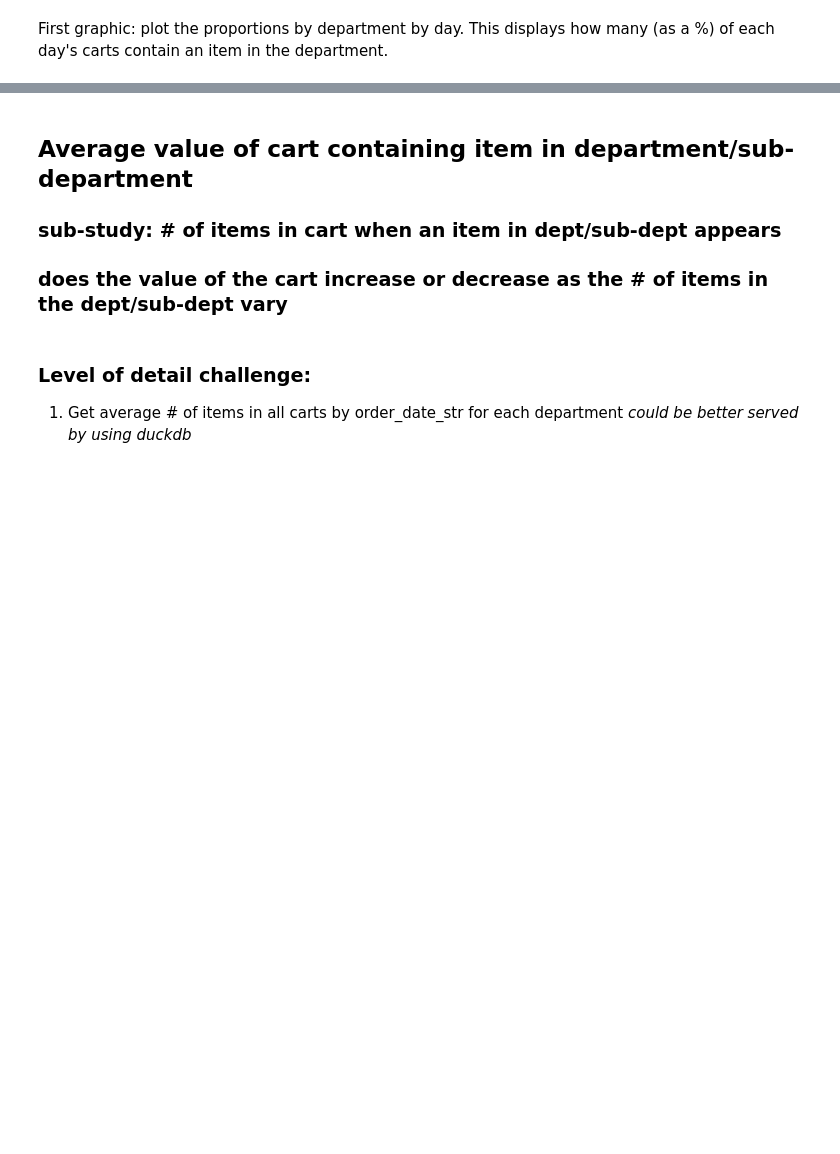
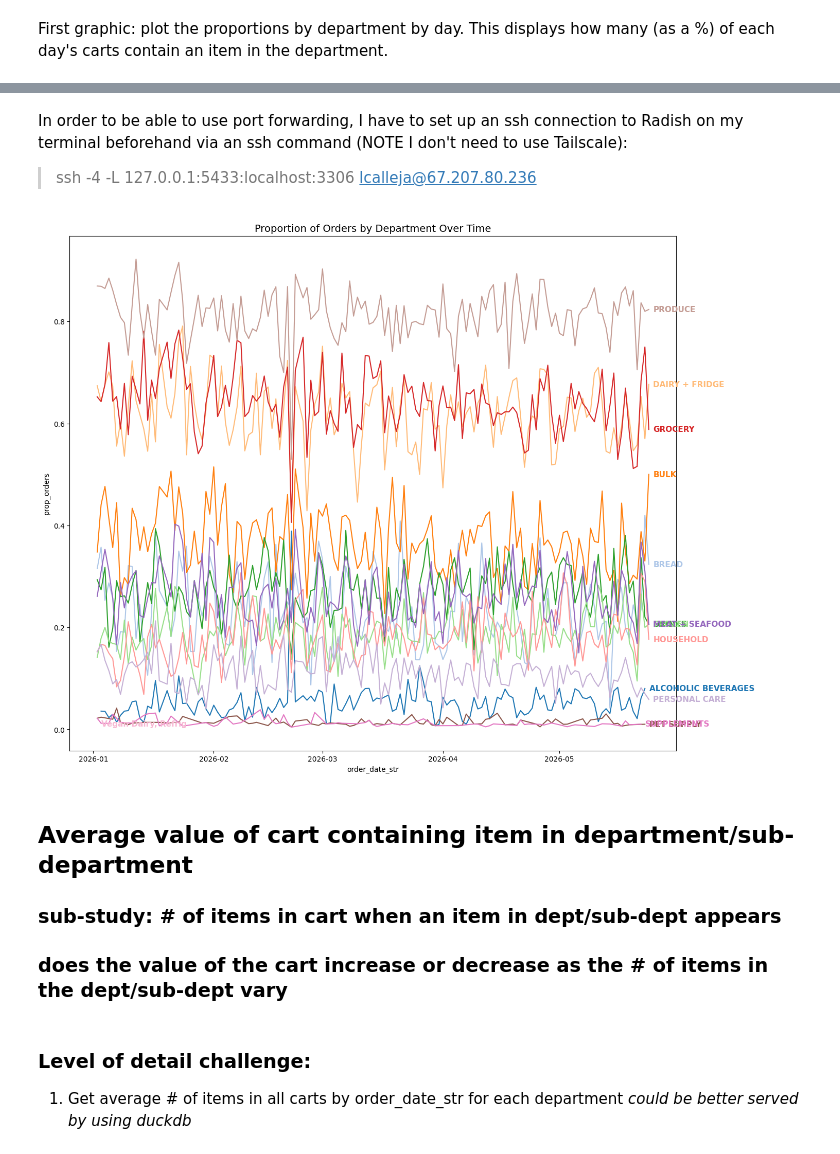
Before and after one commit to calleja/merchAnalysis, a Jupyter notebook: cart_analysis/cart_analysis.ipynb, the cells around one changed output, grey strips where cells are left out. Drawn from its saved outputs; the diff is of its cells as text; code cells hidden in the pictures; blank space fills up the shorter version.

```diff
--- a/cart_analysis/cart_analysis.ipynb
+++ b/cart_analysis/cart_analysis.ipynb
@@ -246,3 +291,54 @@ plt.legend(bbox_to_anchor=(1.02, 1), fontsize='18', loc='upper left', borderaxes
+# %% [markdown]
+In order to be able to use port forwarding, I have to set up an ssh connection to Radish on my terminal beforehand via an ssh command (NOTE I don't need to use Tailscale): <br>
+>ssh -4 -L 127.0.0.1:5433:localhost:3306 lcalleja@67.207.80.236
+# %%
+fig, ax = plt.subplots(figsize=(18, 13))
+palette = sns.color_palette('tab20', df_final_dept['department'].nunique())
+
+sns.lineplot(
+    x='order_date_str', y='prop_orders',
+    data=df_final_dept, hue='department',
+    palette=palette, ax=ax
+)
+
+# ── capture labels BEFORE removing the legend ──────────────────────────
+handles, labels = ax.get_legend_handles_labels()
+ax.get_legend().remove()
+
+# build color → dept name map (round to avoid float precision mismatches)
+import matplotlib.colors as mcolors
+def rgb_key(c):
+    return tuple(round(v, 4) for v in mcolors.to_rgba(c)[:3])
+
+color_label = {rgb_key(h.get_color()): lbl for h, lbl in zip(handles, labels)}
+
+# ── annotate each line at its last valid point ──────────────────────────
+for line in ax.get_lines():
+    xd, yd = line.get_xdata(), line.get_ydata()
+    if len(xd) == 0:
+        continue
+    last_i = next((i for i in range(len(yd) - 1, -1, -1) if not np.isnan(yd[i])), None)
+    if last_i is None:
+        continue
+    dept_name = color_label.get(rgb_key(line.get_color()))
+    if dept_name is None:          # skip any non-department lines
+        continue
+    ax.annotate(
+        dept_name,
+        xy=(xd[last_i], yd[last_i]),
+        xytext=(6, 0),
+        textcoords='offset points',
+        va='center', ha='left',
+        color=line.get_color(),
+        fontsize=11, fontweight='bold',
+        clip_on=False
+    )
+
+fig.subplots_adjust(right=0.78)
+plt.title('Proportion of Orders by Department Over Time', fontsize=14)
+plt.show()
+# %% [output]
+[figure, added]
 # %% [markdown]
 ## Average value of cart containing item in department/sub-department
 ### sub-study: # of items in cart when an item in dept/sub-dept appears
```
Also changed, not shown: parts of 42 cells of this notebook, 17 other files.
